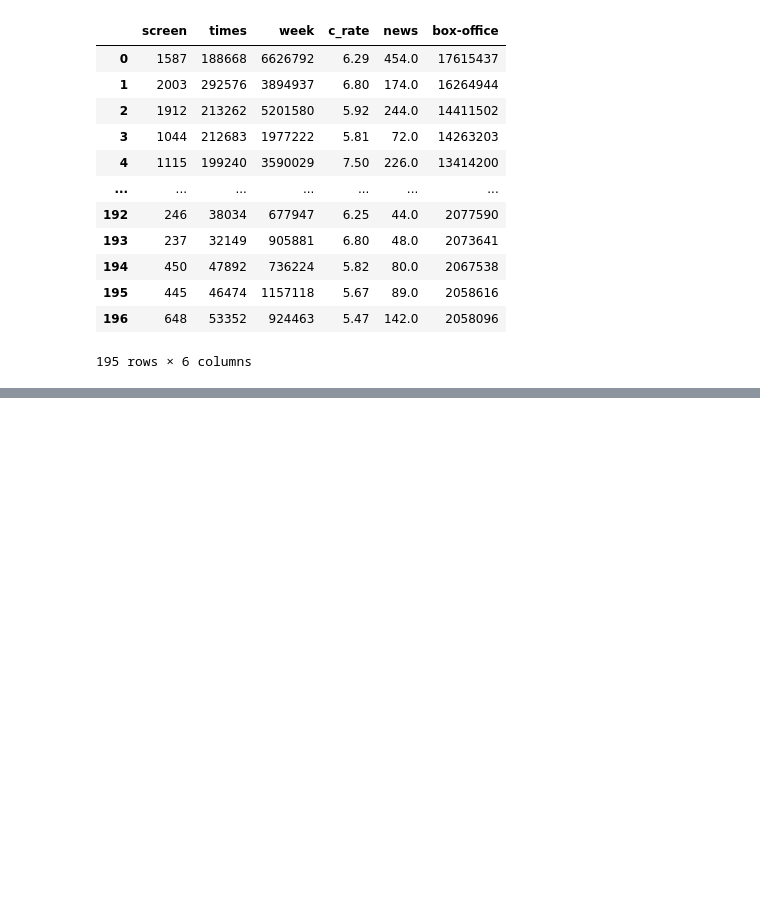
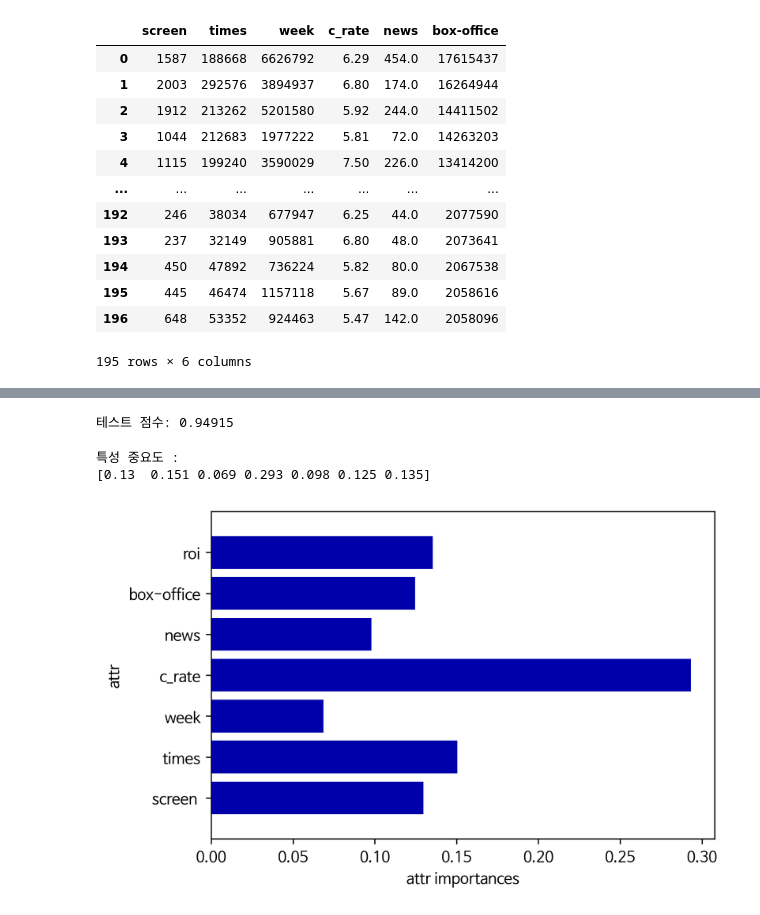
Before and after one commit to swany0509/machine_learning_private_project, a Jupyter notebook: movie_data_analysis.ipynb, the cells around one changed output, grey strips where cells are left out. Cells and saved outputs as stored; diff of their text form; code cells hidden in the pictures; blank space fills up the shorter version.

```diff
--- a/movie_data_analysis.ipynb
+++ b/movie_data_analysis.ipynb
@@ -883,0 +902,24 @@ test06
+# %%
+pipe.fit(X_train, y_train)
+print("테스트 점수: {:.5f}".format(pipe.score(X_test, y_test)))
+# %% [output]
+테스트 점수: 0.94915
+# %%
+print("특성 중요도 : \n{}".format(rfc.feature_importances_))
+# %% [output]
+특성 중요도 :
+[0.13  0.151 0.069 0.293 0.098 0.125 0.135]
+# %%
+# 특성 중요도 시각화 하기
+def plot_feature_importances(model):
+    n_features = X_new.shape[1]
+    plt.barh(np.arange(n_features), model.feature_importances_, align='center')
+    plt.yticks(np.arange(n_features), X_new.columns)
+    plt.xlabel("attr importances")
+    plt.ylabel("attr")
+    plt.ylim(-1, n_features)
+plt.show()
+
+plot_feature_importances(rfc)
+# %% [output]
+[figure, added]
```
Also changed, not shown: parts of 26 cells of this notebook, 1 other file.
